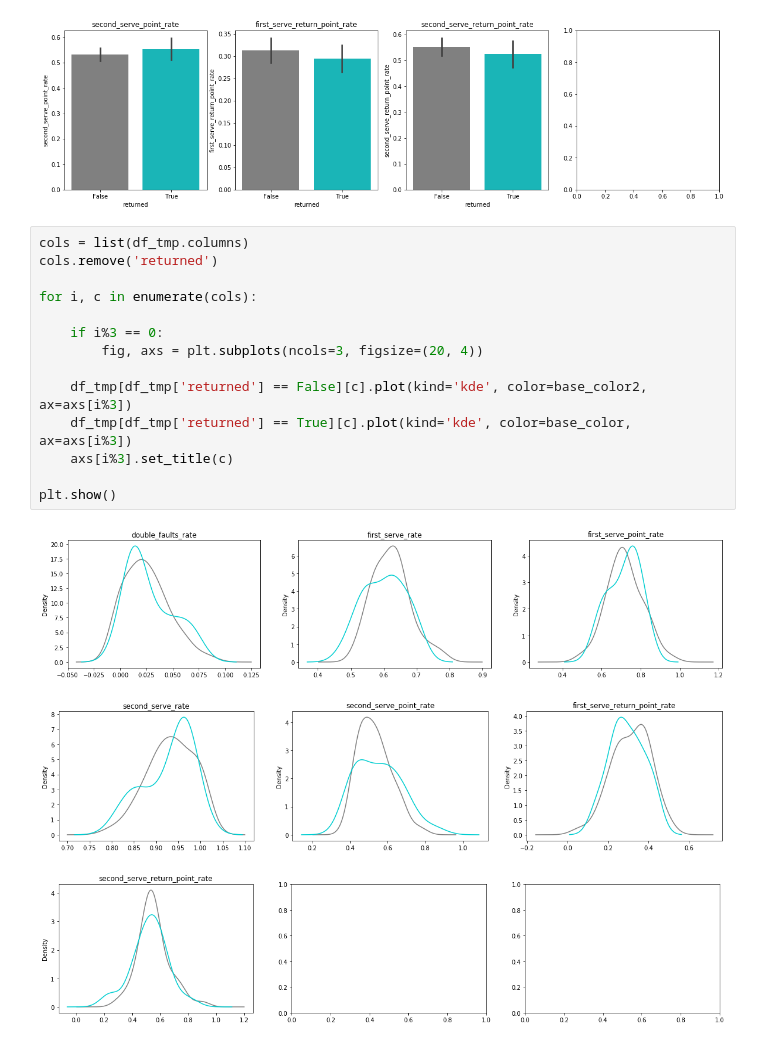
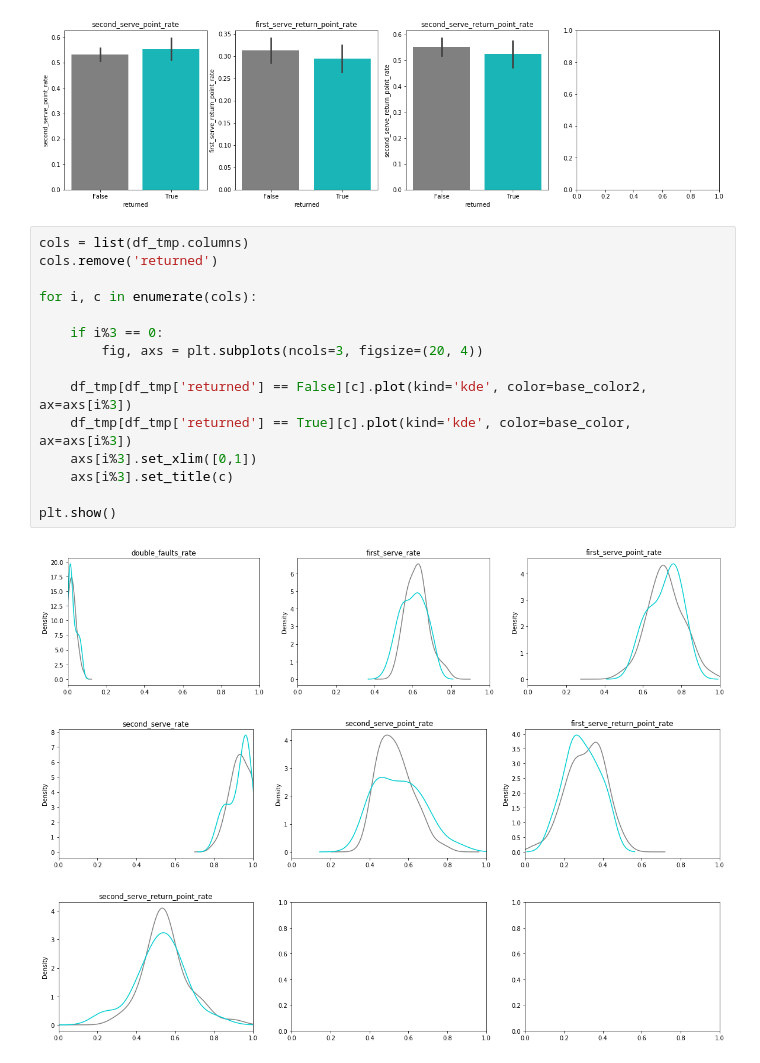
Before and after one commit to Gin04gh/datascience, a Jupyter notebook: kaggle_dataset_large_tennis_dataset_for_atp_itf_betting/analysis_returned_kei.ipynb, the cells around one changed output. Drawn from its saved outputs; the diff is of its cells as text.

```diff
--- a/kaggle_dataset_large_tennis_dataset_for_atp_itf_betting/analysis_returned_kei.ipynb
+++ b/kaggle_dataset_large_tennis_dataset_for_atp_itf_betting/analysis_returned_kei.ipynb
@@ -109,18 +109,19 @@ plt.show()
 # %%
 cols = list(df_tmp.columns)
 cols.remove('returned')
 
 for i, c in enumerate(cols):
 
     if i%3 == 0:
         fig, axs = plt.subplots(ncols=3, figsize=(20, 4))
 
     df_tmp[df_tmp['returned'] == False][c].plot(kind='kde', color=base_color2, ax=axs[i%3])
     df_tmp[df_tmp['returned'] == True][c].plot(kind='kde', color=base_color, ax=axs[i%3])
+    axs[i%3].set_xlim([0,1])
     axs[i%3].set_title(c)
 
 plt.show()
 # %% [output]
-[figure, old version]
+[figure, new version]
-[figure, old version]
+[figure, new version]
-[figure, old version]
+[figure, new version]
```
